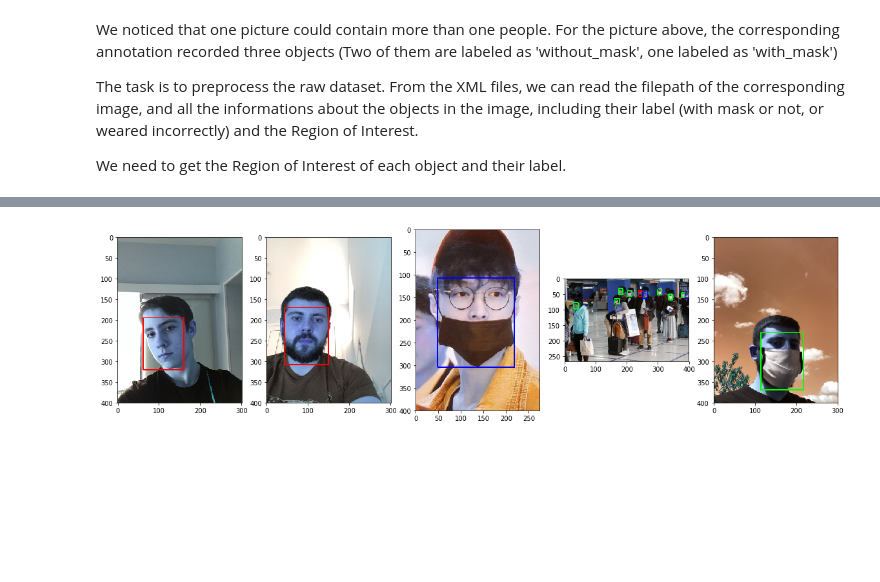
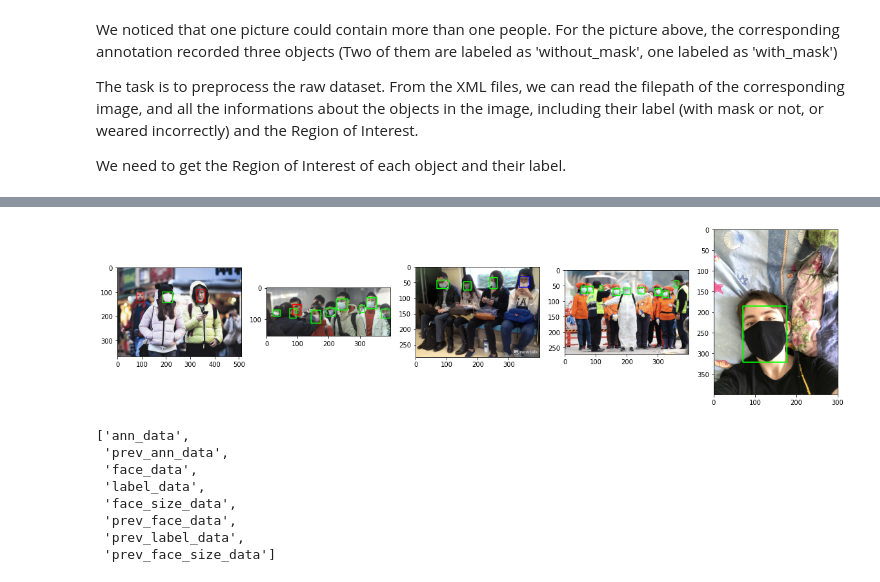
Before and after one commit to Azurestarry/ML-project, a Jupyter notebook: data_preprocessing.ipynb, the cells around one changed output, grey strips where cells are left out. Saved outputs shown, nothing was run; the diff lists cells and outputs as text; code cells hidden in the pictures; blank space fills up the shorter version.

Commit message:
resized & filtered faces

```diff
--- a/data_preprocessing.ipynb
+++ b/data_preprocessing.ipynb
@@ -1,6 +3,7 @@
 # %%
 import os
 import cv2
+import pickle
 import numpy as np
 import pandas as pd
 import matplotlib.pyplot as plt
@@ -8,5 +11,5 @@ import xml.etree.ElementTree as ET
 import matplotlib.pyplot as plt
 %matplotlib inline
 
-annotation_dir = os.path.join(os.getcwd(), 'dataset', 'annotations')
-img_dir = os.path.join(os.getcwd(),'dataset','images')
+annotation_dir = './annotations/' # os.path.join(os.getcwd(), 'dataset', 'annotations')
+img_dir = './images/' # os.path.join(os.getcwd(),'dataset','images')
@@ -26,10 +70,25 @@ We need to get the Region of Interest of each object and their label.
 # %%
-#define a funtion to get infomations of an object. Return a list showing the label and the ROI [label, xmin, xmax, ymin, ymax]
-def object_data(obj):
+ann_data = []
+
+# define a funtion to get infomations of an object. Return a list showing the label and the ROI [label, xmin, xmax, ymin, ymax]
+def get_object_data(obj):
     label = obj.find('name').text
     box = obj.find('bndbox')
     xmin = int(box.find('xmin').text)
     xmax = int(box.find('xmax').text)
     ymin = int(box.find('ymin').text)
     ymax = int(box.find('ymax').text)
-    return [label, xmin, xmax, ymin, ymax]
+    return (label, xmin, xmax, ymin, ymax)
+
+for i in range(853):
+    ann_path = annotation_dir + 'maksssksksss' + str(i) + '.xml'
+    tree = ET.parse(ann_path)
+
+    img_path = img_dir + tree.find('filename').text
+    obj_data = [get_object_data(obj) for obj in tree.findall('object')]
+
+    ann_data.append({'img_path': img_path, 'obj_data': obj_data})
+
+print(ann_data)
+
+update_obj_dict('ann_data', ann_data)
@@ -53,16 +117,16 @@ for root, dirs, files in os.walk(annotation_dir):
 # %%
-label_color = {'with_mask':(0,255,0),'without_mask':(255,0,0),'mask_weared_incorrect':(0,0,255)}
 fig= plt.figure(figsize = (20,10))
+label_color = {'with_mask':(0, 255, 0),'without_mask':(255, 0, 0), 'mask_weared_incorrect':(0, 0, 255)}
 for i in range(5):
-    path = data[i]['path']
-    img = cv2.imread(path)
-    for j in data[i]['object']:
-        label, xmin, xmax, ymin, ymax = j[0],j[1],j[2],j[3],j[4]
+    path = ann_data[i]['img_path']
+    raw_img = cv2.imread(path)
+    img = cv2.merge((raw_img[:, :, 2], raw_img[:, :, 1], raw_img[:, :, 0]))
+    for label, xmin, xmax, ymin, ymax in ann_data[i]['obj_data']:
         cv2.rectangle(img, (xmin, ymin), (xmax, ymax), label_color[label], 2)
-    fig.add_subplot(1,5,i+1)
+    fig.add_subplot(1, 5, i+1)
     plt.imshow(img)
 # %% [output]
-[figure, old version]
+[figure, new version]
 # %%
 face_data = []
 label_data = []
@@ -78,3 +147,14 @@ for image in data:
+# %%
+get_obj_list()
+# %% [output]
+['ann_data',
+ 'prev_ann_data',
+ 'face_data',
+ 'label_data',
+ 'face_size_data',
+ 'prev_face_data',
+ 'prev_label_data',
+ 'prev_face_size_data']
 # %%
 plt.hist(label_data);
 plt.show()
```
Also changed, not shown: parts of 28 cells of this notebook.
